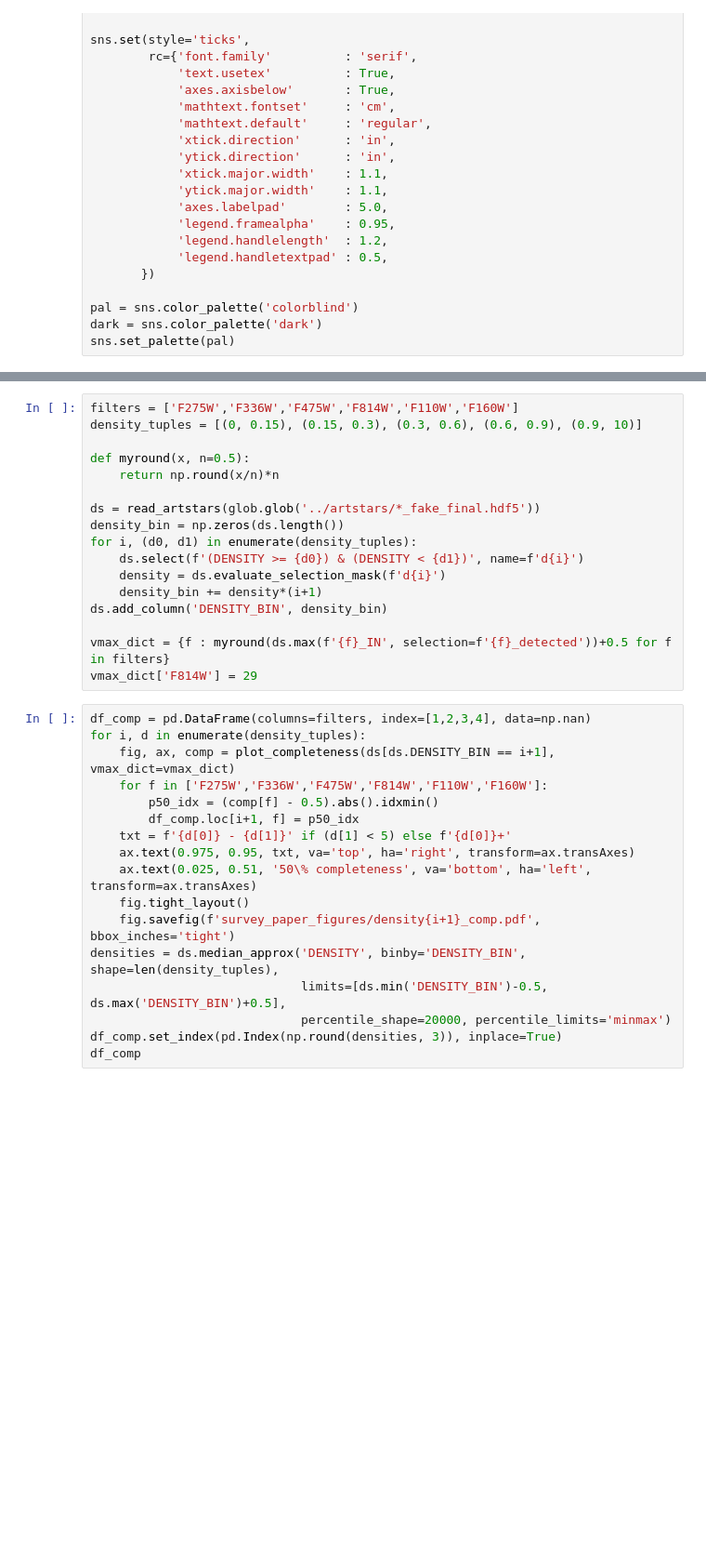
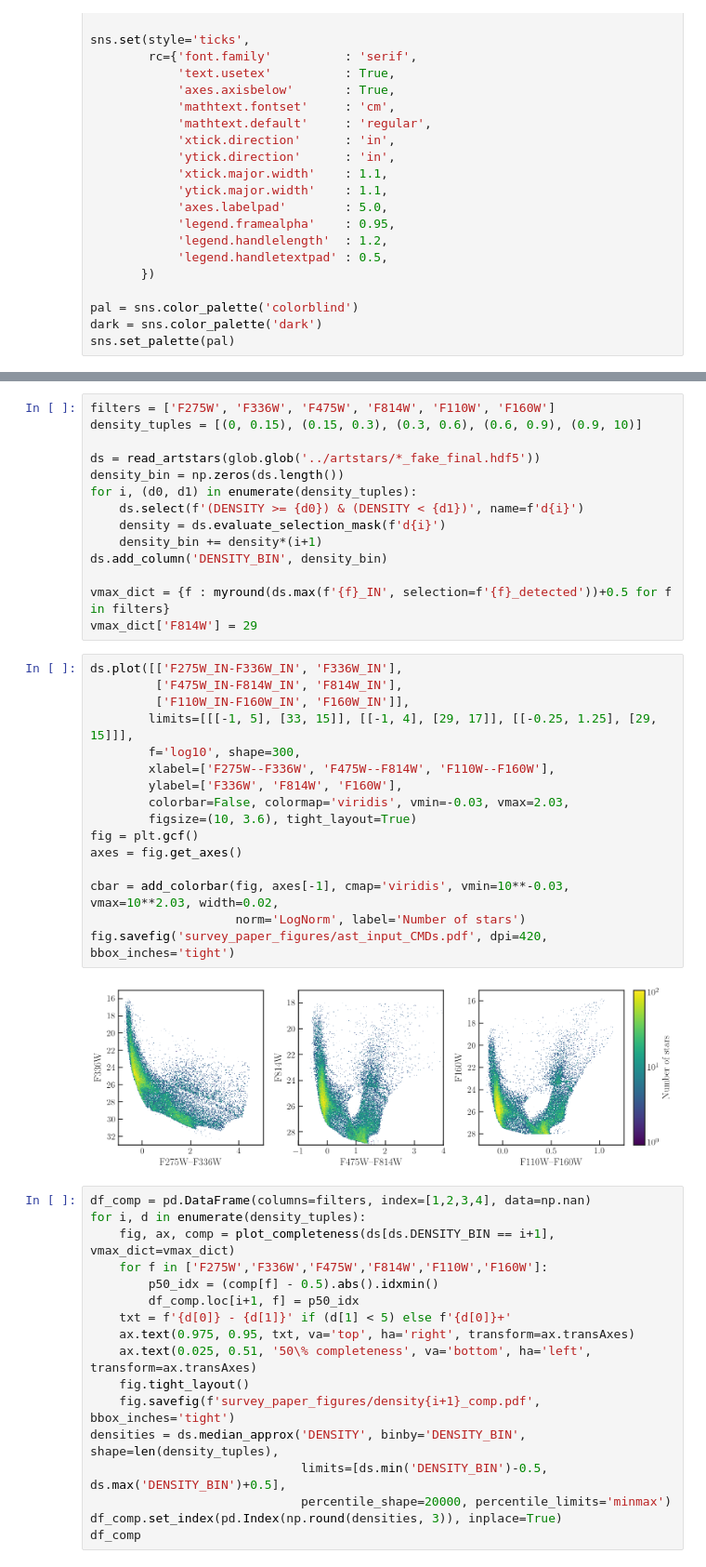
Before and after one commit to meredith-durbin/m33_survey_plots, a Jupyter notebook: AST plots.ipynb, the cells around one changed output, grey strips where cells are left out. Shown at 93% size. Cells and saved outputs as stored; diff of their text form; blank space fills up the shorter version.

Commit message:
plot AST CMDs

```diff
--- a/AST plots.ipynb
+++ b/AST plots.ipynb
@@ -121,11 +122,8 @@ def plot_xy_delta(ds, uv_filt='F336W', opt_filt='F814W', ir_filt='F160W',
                  label='Median $\Delta$mag (Measured--input)')
     return fig
 # %%
-filters = ['F275W','F336W','F475W','F814W','F110W','F160W']
+filters = ['F275W', 'F336W', 'F475W', 'F814W', 'F110W', 'F160W']
 density_tuples = [(0, 0.15), (0.15, 0.3), (0.3, 0.6), (0.6, 0.9), (0.9, 10)]
-
-def myround(x, n=0.5):
-    return np.round(x/n)*n
 
 ds = read_artstars(glob.glob('../artstars/*_fake_final.hdf5'))
 density_bin = np.zeros(ds.length())
@@ -137,6 +135,24 @@ ds.add_column('DENSITY_BIN', density_bin)
 
 vmax_dict = {f : myround(ds.max(f'{f}_IN', selection=f'{f}_detected'))+0.5 for f in filters}
 vmax_dict['F814W'] = 29
+# %%
+ds.plot([['F275W_IN-F336W_IN', 'F336W_IN'],
+         ['F475W_IN-F814W_IN', 'F814W_IN'],
+         ['F110W_IN-F160W_IN', 'F160W_IN']],
+        limits=[[[-1, 5], [33, 15]], [[-1, 4], [29, 17]], [[-0.25, 1.25], [29, 15]]],
+        f='log10', shape=300,
+        xlabel=['F275W--F336W', 'F475W--F814W', 'F110W--F160W'],
+        ylabel=['F336W', 'F814W', 'F160W'],
+        colorbar=False, colormap='viridis', vmin=-0.03, vmax=2.03,
+        figsize=(10, 3.6), tight_layout=True)
+fig = plt.gcf()
+axes = fig.get_axes()
+
+cbar = add_colorbar(fig, axes[-1], cmap='viridis', vmin=10**-0.03, vmax=10**2.03, width=0.02,
+                    norm='LogNorm', label='Number of stars')
+fig.savefig('survey_paper_figures/ast_input_CMDs.pdf', dpi=420, bbox_inches='tight')
+# %% [output]
+[figure, added]
 # %%
 df_comp = pd.DataFrame(columns=filters, index=[1,2,3,4], data=np.nan)
 for i, d in enumerate(density_tuples):
```
Also changed, not shown: parts of 2 cells of this notebook, 1 other file.
